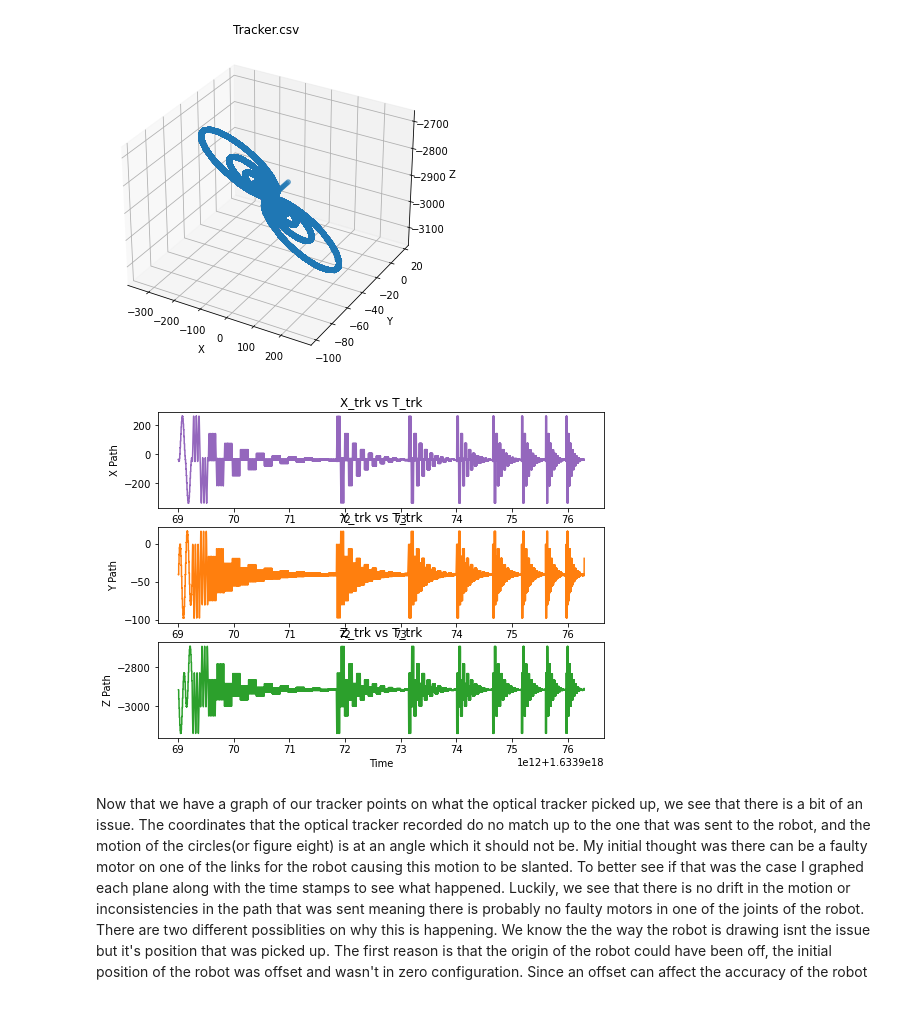
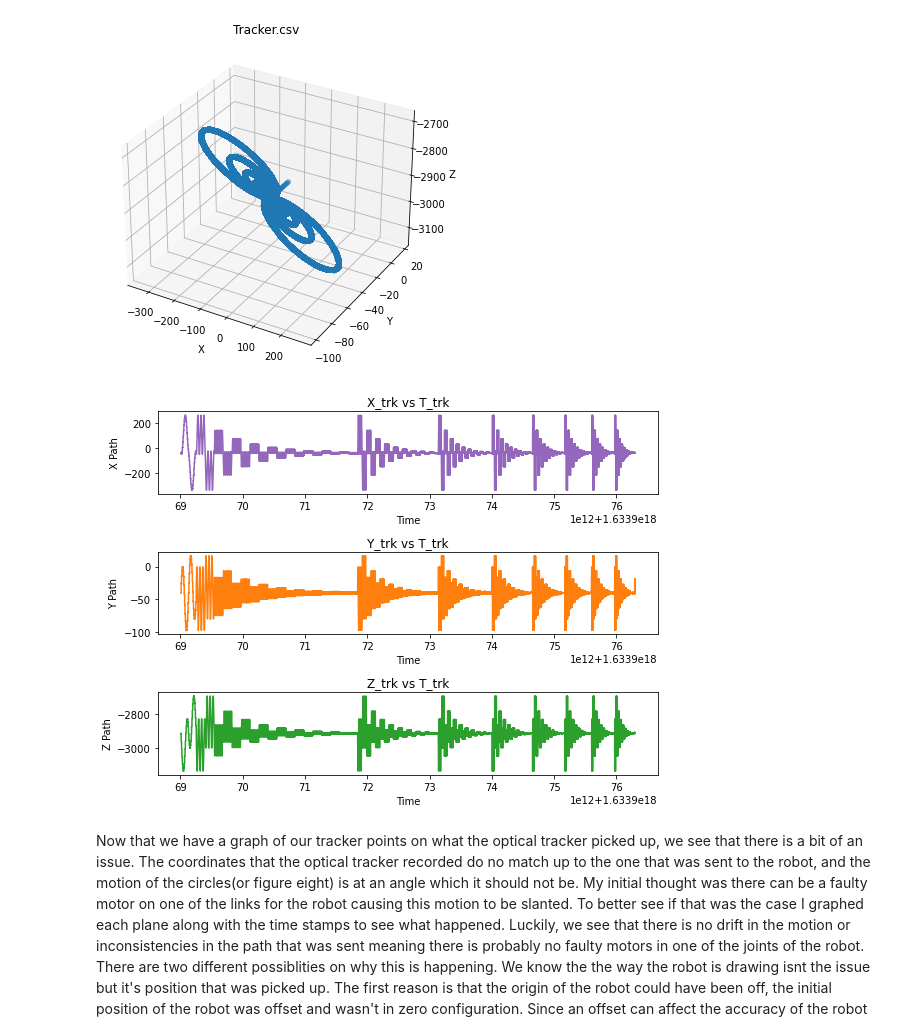
Before and after one commit to ShervinRah/path_analysis_soln, a Jupyter notebook: Path Analysis Interview Homework.ipynb, the cells around one changed output. Cells and saved outputs as stored; diff of their text form; code cells hidden in the pictures; blank space fills up the shorter version.

```diff
--- a/Path Analysis Interview Homework.ipynb
+++ b/Path Analysis Interview Homework.ipynb
@@ -100,20 +100,20 @@ ax2.set_zlabel('Z')
 Text(0.5, 0, 'Z')
 [figure]
 # %%
-fig2, axs2 = plt.subplots(3, 1)
+fig2, axs2 = plt2.subplots(3, 1)
 axs2[0].plot(tracker.t_trk,x2, 'tab:purple')
 axs2[0].set_title('X_trk vs T_trk')
 axs2[0].set_xlabel('Time')
 axs2[0].set_ylabel('X Path')
 axs2[1].plot(tracker.t_trk,y2,'tab:orange')
 axs2[1].set_title('Y_trk vs T_trk')
 axs2[1].set_xlabel('Time')
 axs2[1].set_ylabel('Y Path')
 axs2[2].plot(tracker.t_trk,z2,'tab:green')
 axs2[2].set_title('Z_trk vs T_trk')
 axs2[2].set_xlabel('Time')
 axs2[2].set_ylabel('Z Path')
-fig1.tight_layout()
+fig2.tight_layout()
 # %% [output]
-[figure, old version]
+[figure, new version]
 # %% [markdown]
```
Also changed, not shown: parts of 1 cell of this notebook.
